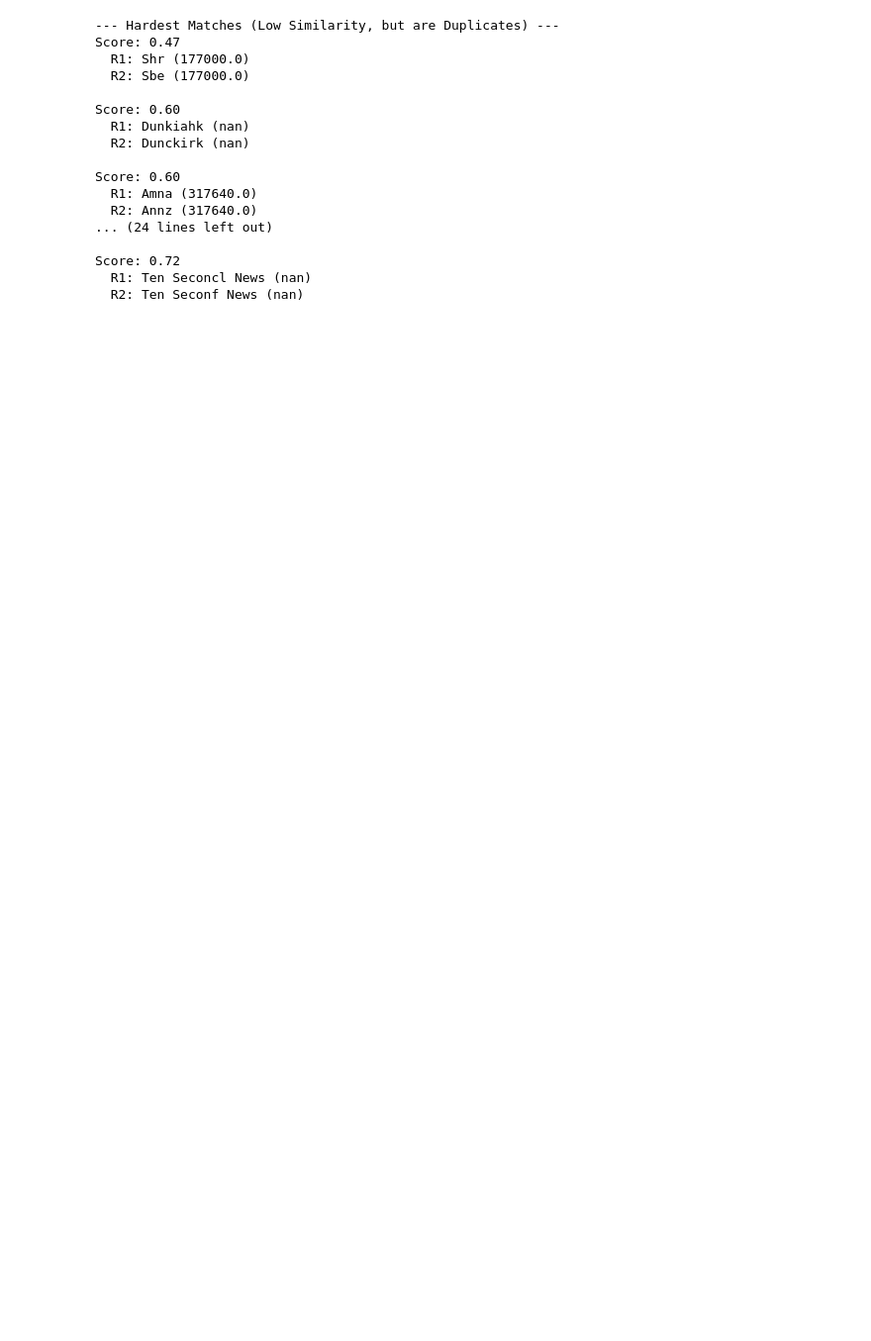
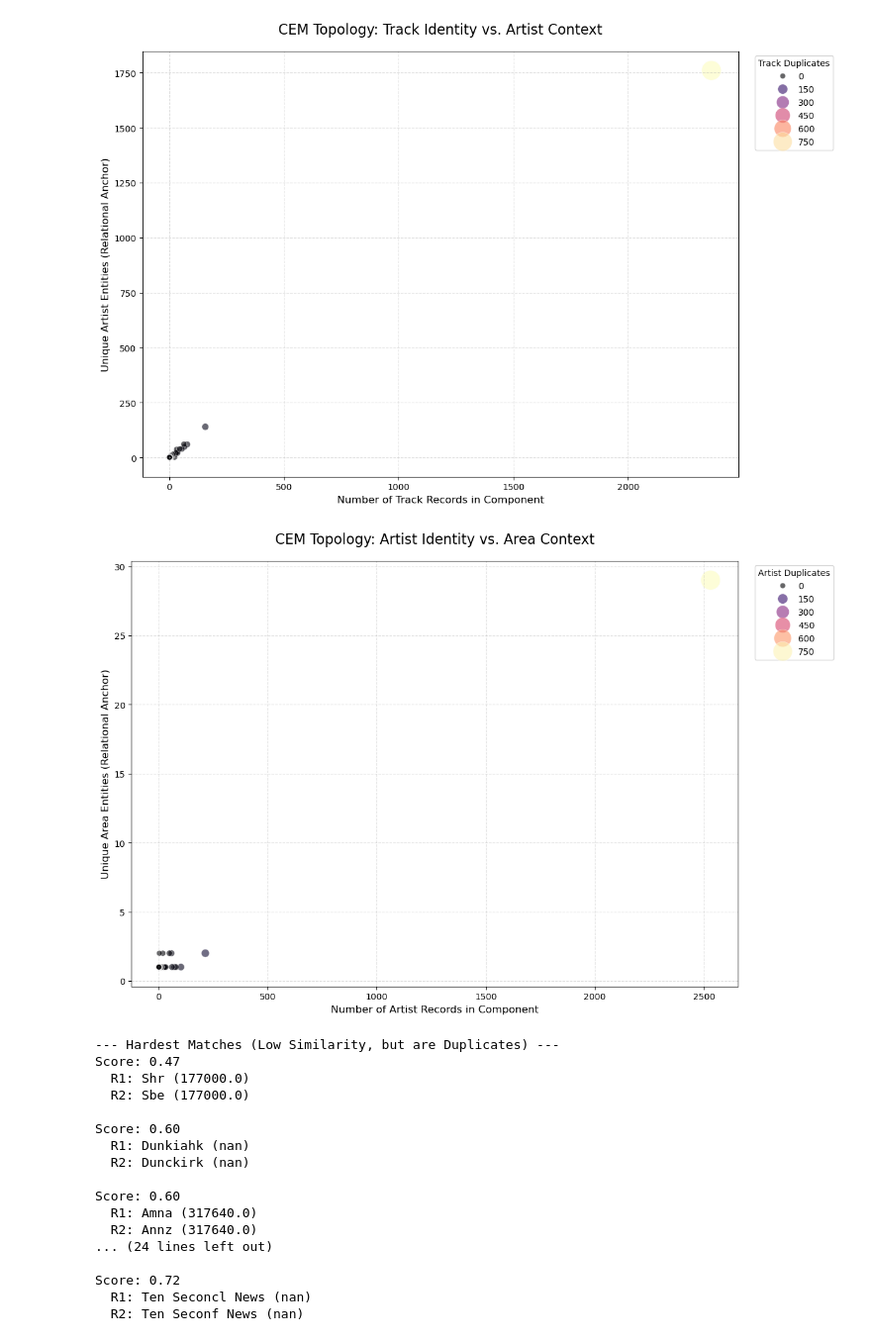
Before and after one commit to oskar-ong/deepcem, a Jupyter notebook: notebooks/explore_music.ipynb, the cells around one changed output. Shown at 99% size. Saved outputs shown, nothing was run; the diff lists cells and outputs as text; code cells hidden in the pictures; blank space fills up the shorter version.

```diff
--- a/notebooks/explore_music.ipynb
+++ b/notebooks/explore_music.ipynb
@@ -0,0 +1,8 @@
+# %%
+import pickle
+import pandas as pd
+with open('../pickles/music_stats.pickle', 'rb') as f:
+    df_stats: pd.DataFrame = pickle.load(f)
+
+print(df_stats.columns)
+df_stats['all_nodes_nodes'].describe()
@@ -1,3 +24,70 @@
+# %%
+import pandas as pd
+import matplotlib.pyplot as plt
+import seaborn as sns
+
+# Fix for the Pandas Copy-on-Write NameError
+try:
+    pd.options.mode.copy_on_write = False
+except Exception:
+    pass
+
+def plot_cem_topology(df_stats, primary="track", context="artist"):
+    """
+    Visualizes the CEM topology for Music Datasets.
+
+    Args:
+        df_stats: The DataFrame with 'track', 'artist', 'area' columns.
+        primary: The entity we are deduplicating (e.g., 'track').
+        context: The entity providing relational evidence (e.g., 'artist').
+    """
+    # 1. Deduplicate the component rows (removes the triple-appended rows)
+    df_clean = df_stats.drop_duplicates(subset=['comp_id']).copy()
+
+    # 2. Dynamically identify the columns based on your schema
+    x_col = f"{primary}_nodes"          # Identity Complexity
+    y_col = f"{context}_clusters"       # Relational Signal
+    size_col = f"{primary}_dupe_count"  # Number of duplicates
+
+    # 3. Create the Visualization
+    plt.figure(figsize=(12, 8))
+
+    # Use a scatter plot where:
+    # - X is the number of records of the primary entity
+    # - Y is the number of unique related entities providing context
+    # - Size and Color represent the duplicate count intensity
+    sns.scatterplot(
+        data=df_clean,
+        x=x_col,
+        y=y_col,
+        size=size_col,
+        hue=size_col,
+        palette="magma",
+        sizes=(40, 500),
+        alpha=0.6,
+        edgecolor="w",
+        linewidth=0.5
+    )
+
+    # 4. Professional Formatting for Advisor Presentation
+    plt.title(f"CEM Topology: {primary.capitalize()} Identity vs. {context.capitalize()} Context",
+              fontsize=16, pad=20)
+    plt.xlabel(f"Number of {primary.capitalize()} Records in Component", fontsize=12)
+    plt.ylabel(f"Unique {context.capitalize()} Entities (Relational Anchor)", fontsize=12)
+
+    # Move legend outside for readability
+    plt.legend(title=f"{primary.capitalize()} Duplicates", bbox_to_anchor=(1.02, 1), loc='upper left')
+    plt.grid(True, linestyle='--', alpha=0.4)
+
+    plt.tight_layout()
+    plt.show()
+
+# Example Usage:
+plot_cem_topology(df_stats, primary="track", context="artist")
+plot_cem_topology(df_stats, primary="artist", context="area")
+# %% [output]
+[figure, added]
+[figure, added]
 # %%
 import pandas as pd
 from rapidfuzz import fuzz
```
Also changed, not shown: parts of 3 cells of this notebook, 12 other files.
